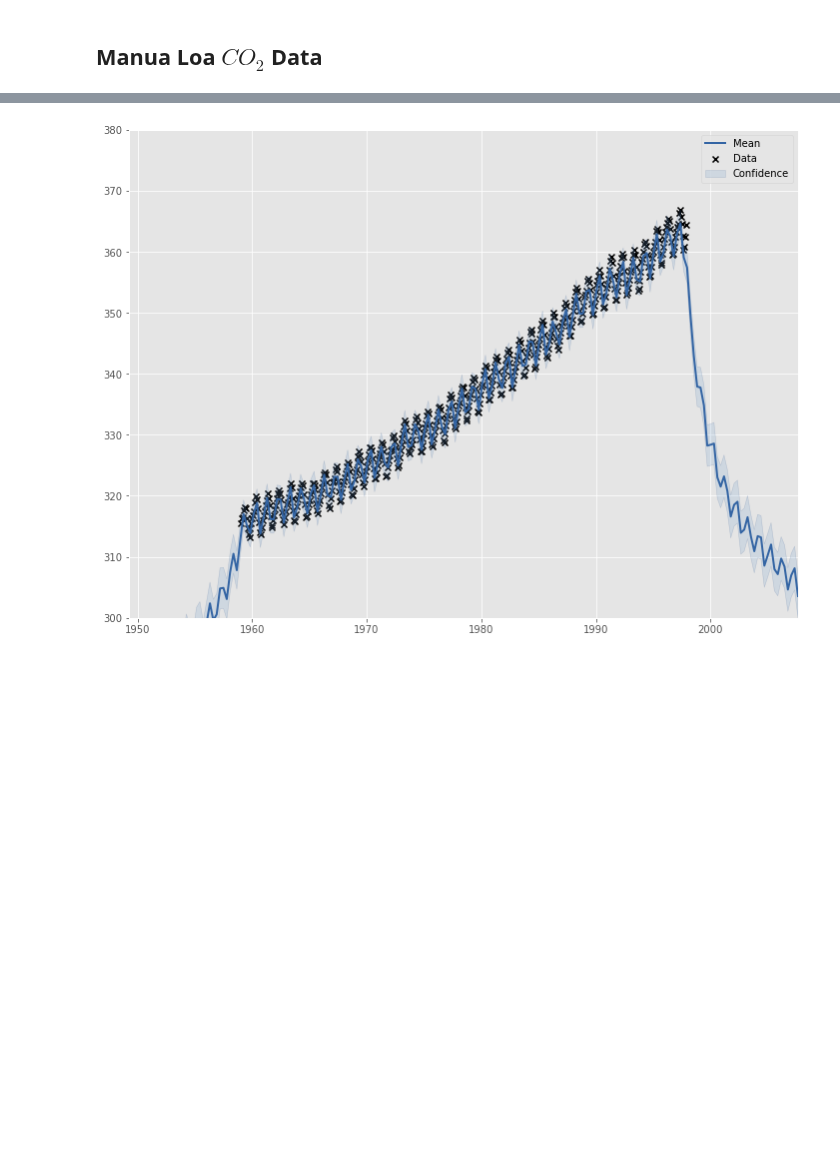
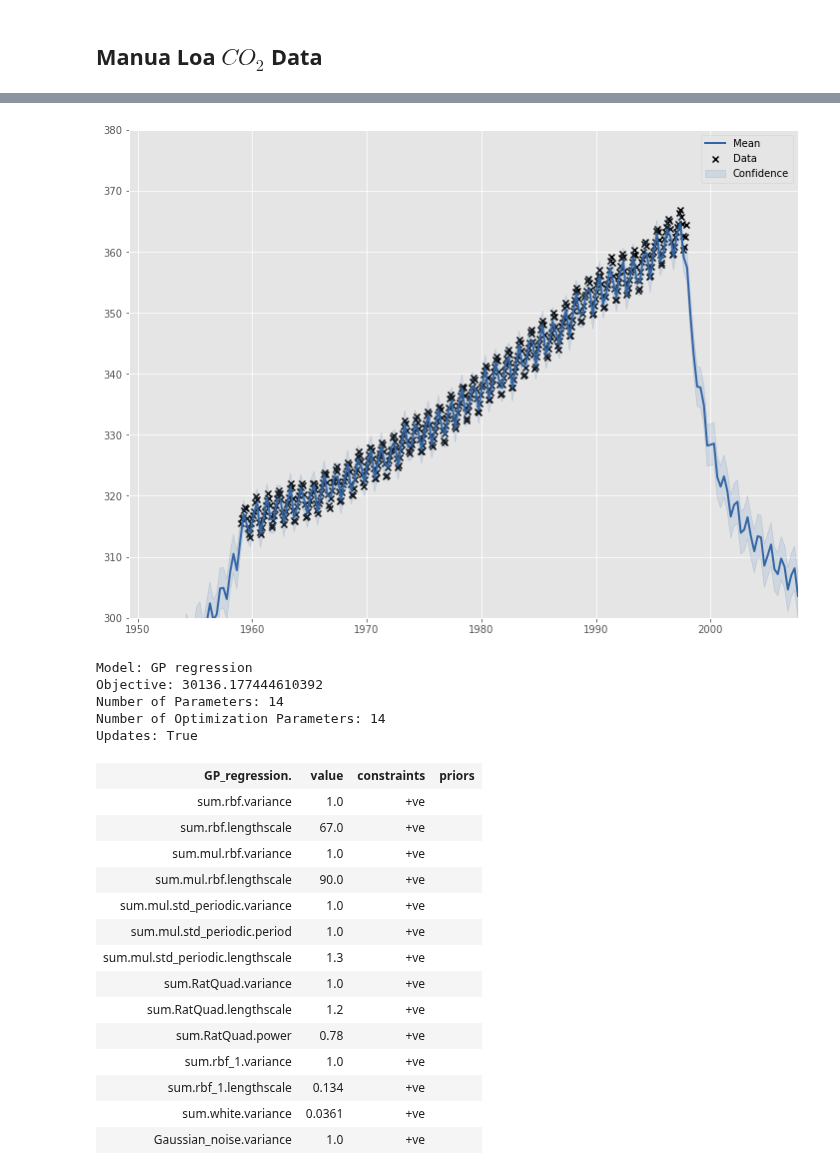
Before and after one commit to guydav/minerva, a Jupyter notebook: notebooks/CS156/9.1 GP.ipynb, the cells around one changed output, grey strips where cells are left out. Drawn from its saved outputs; the diff is of its cells as text; code cells hidden in the pictures; blank space fills up the shorter version.

```diff
--- a/notebooks/CS156/9.1 GP.ipynb
+++ b/notebooks/CS156/9.1 GP.ipynb
@@ -129,24 +149,42 @@ plt.show()
 # %%
-
-
 # Kernel with parameters given in GPML book
 k1 = GPy.kern.RBF(input_dim=1, lengthscale=67.0)  # long term smooth rising trend
 k2 = GPy.kern.RBF(input_dim=1, lengthscale=90.0) \
     * GPy.kern.StdPeriodic(input_dim=1, lengthscale=1.3, period=1.0)  # seasonal component
-# medium term irregularity
-k3 = GPy.kern.RatQuad(input_dim=1, lengthscale=1.2, power=0.78)
+k3 = GPy.kern.RatQuad(input_dim=1, lengthscale=1.2, power=0.78) # medium term irregularity
 k4 = GPy.kern.RBF(input_dim=1, lengthscale=0.134) \
     + GPy.kern.White(input_dim=1, variance=0.19**2)  # noise terms
 kernel_gpml = k1 + k2 + k3 + k4
 
 model = GPy.models.GPRegression(X, y, kernel_gpml)
 fig = plt.figure(figsize=(12, 9))
 fig.gridspec = plt.GridSpec(1, 1)
 axes = model.plot(figure=fig)
 axes.set_ylim(300, 380)
 plt.show()
+display(model)
 # %% [output]
 [figure]
+Model: GP regression
+Objective: 30136.177444610392
+Number of Parameters: 14
+Number of Optimization Parameters: 14
+Updates: True
+| GP_regression. | value | constraints | priors |
+| sum.rbf.variance | 1.0 | +ve |  |
+| sum.rbf.lengthscale | 67.0 | +ve |  |
+| sum.mul.rbf.variance | 1.0 | +ve |  |
+| sum.mul.rbf.lengthscale | 90.0 | +ve |  |
+| sum.mul.std_periodic.variance | 1.0 | +ve |  |
+| sum.mul.std_periodic.period | 1.0 | +ve |  |
+| sum.mul.std_periodic.lengthscale | 1.3 | +ve |  |
+| sum.RatQuad.variance | 1.0 | +ve |  |
+| sum.RatQuad.lengthscale | 1.2 | +ve |  |
+| sum.RatQuad.power | 0.78 | +ve |  |
+| sum.rbf_1.variance | 1.0 | +ve |  |
+| sum.rbf_1.lengthscale | 0.134 | +ve |  |
+| sum.white.variance | 0.0361 | +ve |  |
+| Gaussian_noise.variance | 1.0 | +ve |  |
 # %%
 model.optimize()
 fig = plt.figure(figsize=(12, 9))
```
Also changed, not shown: parts of 6 cells of this notebook, 3 other files.
